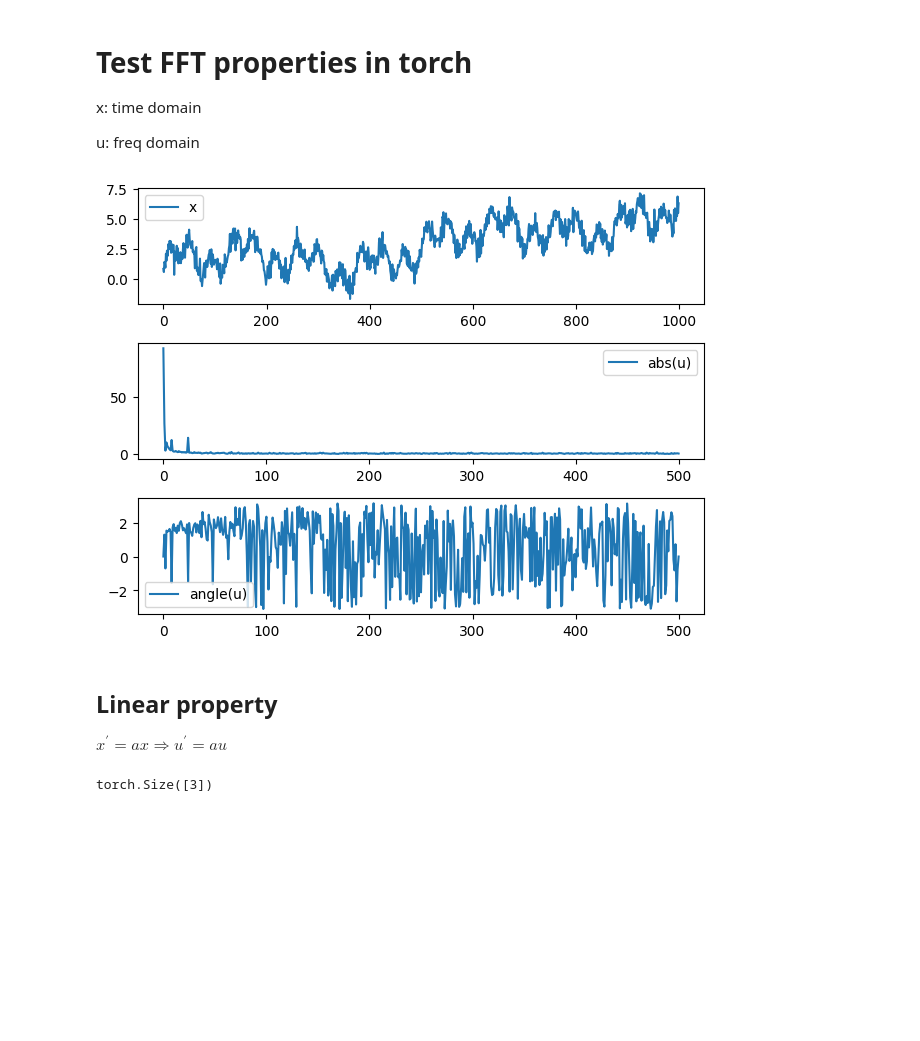
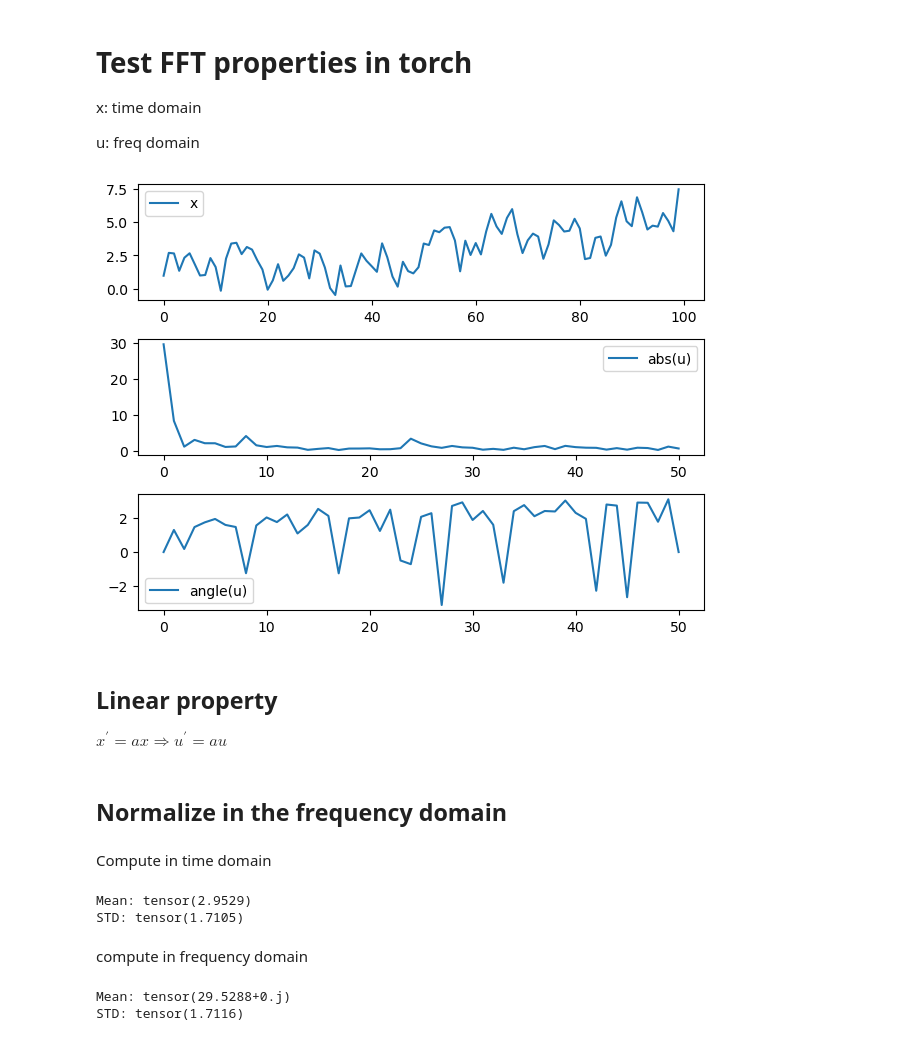
Before and after one commit to WillWang1113/Moving-Average-Diffusion, a Jupyter notebook: notebooks/fft_property.ipynb, the cells around one changed output. Drawn from its saved outputs; the diff is of its cells as text; code cells hidden in the pictures; blank space fills up the shorter version.

```diff
--- a/notebooks/fft_property.ipynb
+++ b/notebooks/fft_property.ipynb
@@ -6,19 +6,20 @@ u: freq domain
 # %%
 import torch
 import matplotlib.pyplot as plt
-t = torch.linspace(0, 4*torch.pi, 1000)
+seq_len = 100
+t = torch.linspace(0, 4*torch.pi, seq_len)
 x = torch.sin(t) + torch.sin(4*t)  + torch.sin(12*t) + torch.exp(t*0.15) + torch.randn_like(t)*0.5
 u = torch.fft.rfft(x, norm='ortho')
 fig, axs = plt.subplots(3)
 axs[0].plot(x, label='x')
 axs[0].legend()
 axs[1].plot(u.abs(), label='abs(u)')
 axs[1].legend()
 axs[2].plot(u.angle(), label='angle(u)')
 axs[2].legend()
 fig.tight_layout()
 # %% [output]
-[figure, old version]
+[figure, new version]
 # %% [markdown]
 ## Linear property
 $x^\prime = ax \Rightarrow u^\prime = au$
@@ -35,5 +36,29 @@ assert torch.allclose(u_prime, u*a + torch.fft.rfft(b, norm='ortho'), atol=1e-5,
-# %%
-a = torch.randn(5)
-torch.fft.rfft(a).shape
-# %% [output]
-torch.Size([3])
+# %% [markdown]
+## Normalize in the frequency domain
+# %% [markdown]
+Compute in time domain
+# %%
+x_mean, x_std = torch.mean(x), torch.sqrt(torch.var(x, unbiased=False) + 1e-6)
+print('Mean:',x_mean)
+print('STD:',x_std)
+x_norm = (x - x_mean) / x_std
+# %% [output]
+Mean: tensor(2.9529)
+STD: tensor(1.7105)
+# %% [markdown]
+compute in frequency domain
+# %%
+u_mean = torch.zeros_like(u)
+u_mean[0] = u[0]
+# u_re_im = torch.concat([u.real, u.imag[1:-1]])
+# print(u_re_im)
+
+u_var = torch.sum(torch.abs(u[1:]) ** 2) * 2 / (seq_len)
+u_std = torch.sqrt(u_var + 1e-6)
+print('Mean:',u_mean[0])
+print('STD:',u_std)
+u_norm = (u - u_mean) / u_std
+x_norm_freq = torch.fft.irfft(u_norm, norm='ortho')
+# %% [output]
+Mean: tensor(29.5288+0.j)
+STD: tensor(1.7116)
```
Also changed, not shown: parts of 4 cells of this notebook, 26 other files.
